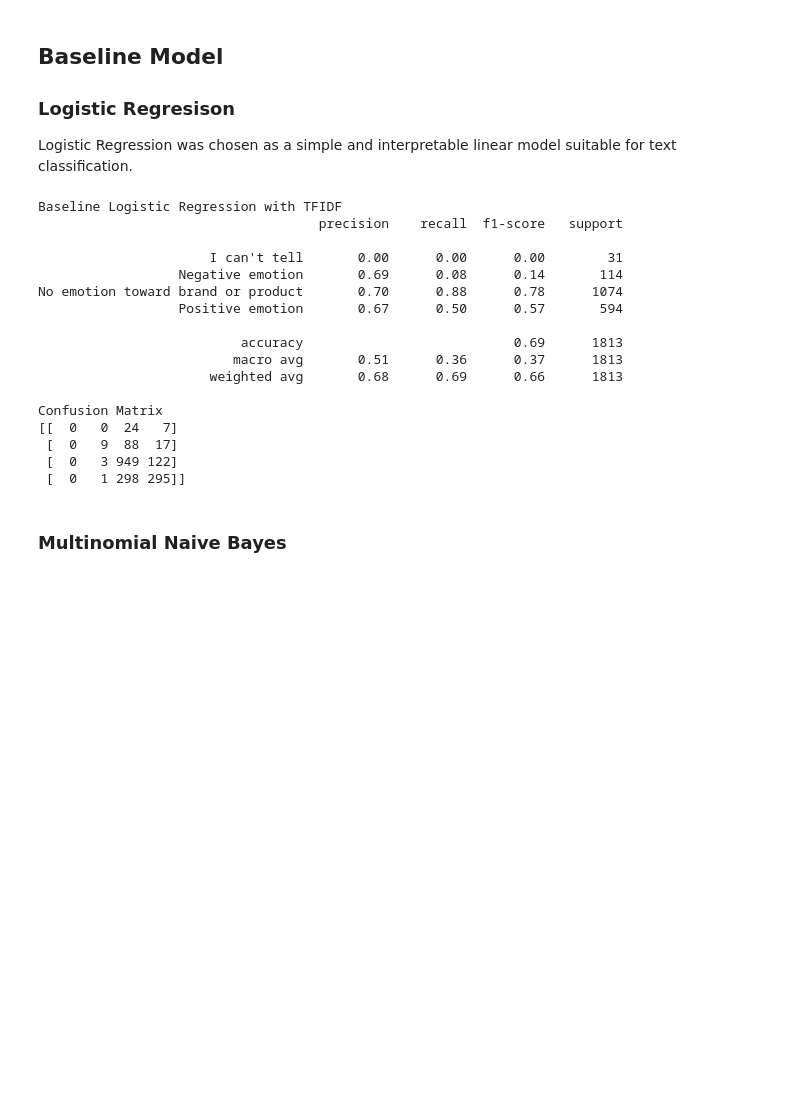
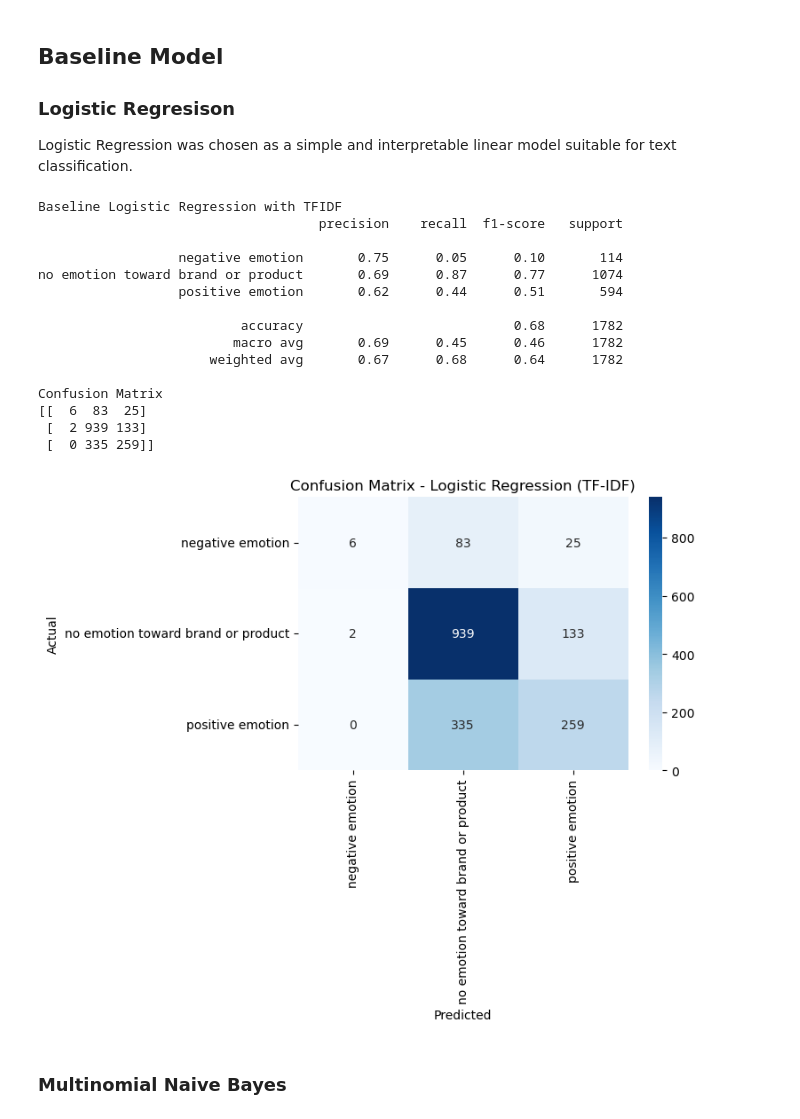
Before and after one commit to raphaelndemo/Tweet-Sentiment-NLP, a Jupyter notebook: notebooks/index.ipynb, the cells around one changed output. Saved outputs shown, nothing was run; the diff lists cells and outputs as text; code cells hidden in the pictures; blank space fills up the shorter version.

Commit message:
ploted confusion matrix

```diff
--- a/notebooks/index.ipynb
+++ b/notebooks/index.ipynb
@@ -108,8 +108,8 @@ Duplicate tweets: 27
 Shape after removing duplicates: (9065, 3)
 # %%
 ## Normalizing sentiment labels and removing "I can't tell" entries
-df['emotion_in_tweet_is_directed_at'] = df['emotion_in_tweet_is_directed_at'].str.lower().str.strip()
-df = df[df['emotion_in_tweet_is_directed_at'] != "i can't tell"]
+df['is_there_an_emotion_directed_at_a_brand_or_product'] = df['is_there_an_emotion_directed_at_a_brand_or_product'].str.lower().str.strip()
+df = df[df['is_there_an_emotion_directed_at_a_brand_or_product'] != "i can't tell"]
 
 print(f"Shape after removing ambiguous labels: {df.shape}")
 print(df['is_there_an_emotion_directed_at_a_brand_or_product'].value_counts())
@@ -270,20 +269,42 @@ print(confusion_matrix(y_test,y_pred_baseline))
 Baseline Logistic Regression with TFIDF
                                     precision    recall  f1-score   support
 
-                      I can't tell       0.00      0.00      0.00        31
-                  Negative emotion       0.69      0.08      0.14       114
-No emotion toward brand or product       0.70      0.88      0.78      1074
-                  Positive emotion       0.67      0.50      0.57       594
+                  negative emotion       0.75      0.05      0.10       114
+no emotion toward brand or product       0.69      0.87      0.77      1074
+                  positive emotion       0.62      0.44      0.51       594
 
-                          accuracy                           0.69      1813
-                         macro avg       0.51      0.36      0.37      1813
-                      weighted avg       0.68      0.69      0.66      1813
+                          accuracy                           0.68      1782
+                         macro avg       0.69      0.45      0.46      1782
+                      weighted avg       0.67      0.68      0.64      1782
 
 Confusion Matrix
-[[  0   0  24   7]
- [  0   9  88  17]
- [  0   3 949 122]
- [  0   1 298 295]]
+[[  6  83  25]
+ [  2 939 133]
+ [  0 335 259]]
+# %%
+# Get confusion matrix
+cm = confusion_matrix(y_test, y_pred_baseline)
+
+
+labels = sorted(y_test.unique())
+
+# Plot
+plt.figure(figsize=(6,4))
+sns.heatmap(
+    cm,
+    annot=True,
+    fmt='d',
+    cmap='Blues',
+    xticklabels=labels,
+    yticklabels=labels
+)
+
+plt.title("Confusion Matrix - Logistic Regression (TF-IDF)")
+plt.xlabel("Predicted")
+plt.ylabel("Actual")
+plt.show()
+# %% [output]
+[figure, added]
 # %% [markdown]
 ### Multinomial Naive Bayes
 # %%
```
Also changed, not shown: parts of 10 cells of this notebook, 1 other file.
